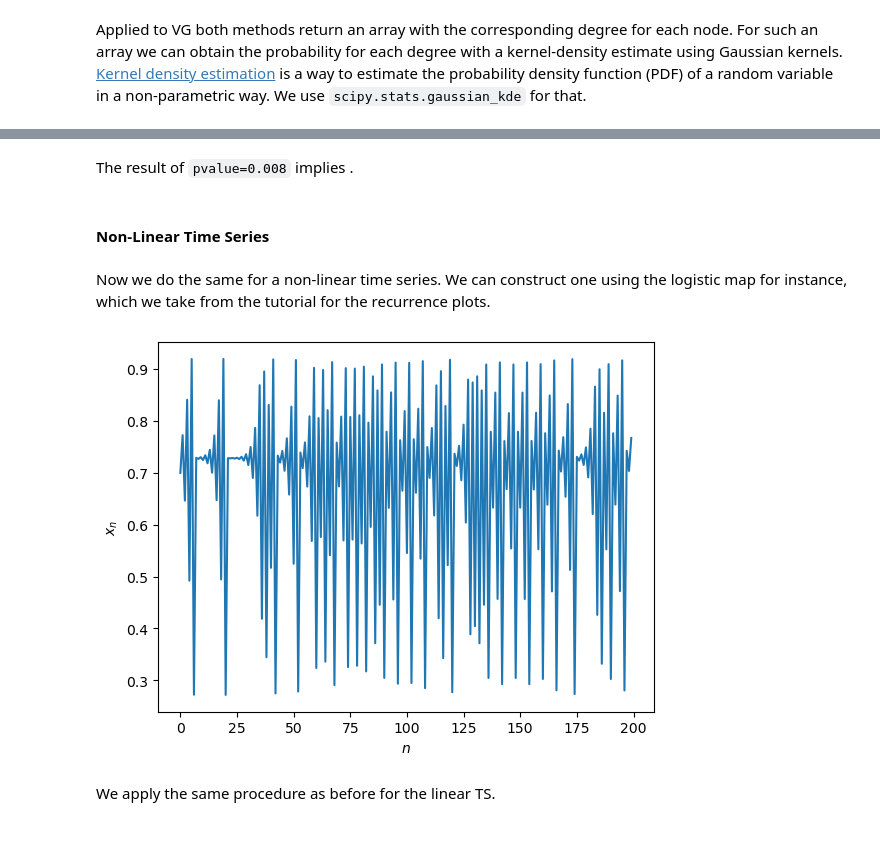
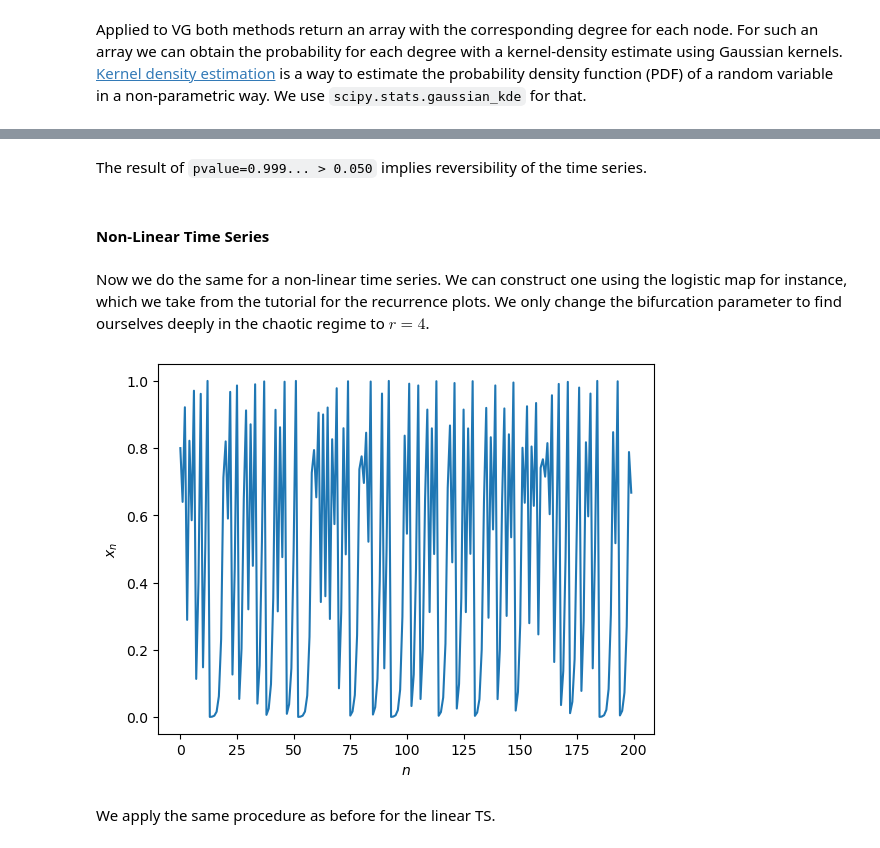
Before and after one commit to pik-copan/pyunicorn, a Jupyter notebook: notebooks/tutorial_VisibilityGraphs.ipynb, the cells around one changed output, grey strips where cells are left out. Cells and saved outputs as stored; diff of their text form; code cells hidden in the pictures.

```diff
--- a/notebooks/tutorial_VisibilityGraphs.ipynb
+++ b/notebooks/tutorial_VisibilityGraphs.ipynb
@@ -134,5 +136,5 @@ Of course, we can also plot the visibility relations for the HVG after obtaining
 # %%
-visibility_relations_horizontal = HVG.visibility_relations_horizontal()
+visibility_relations_horizontal = HVG1.visibility_relations_horizontal()
 cutoff = int(N/10)
 fig = plt.figure()
 ax = plt.plot(t[:cutoff], w_t[:cutoff]) # zooming in a bit
@@ -141,7 +143,7 @@ ax = plt.ylabel("$w_t$")
 ax = plt.title("TS with horizontal visibility relations for node 55")
 fig.tight_layout()
 
-i = 55 # only plot the nodes visible to node 55
+i = 209 # only plot the nodes visible to node 209
 for k in range(cutoff):
     if visibility_relations_horizontal[i][k]:
         ax = plt.arrow(i, w_t[i], (k-i), (w_t[k]-w_t[i]), color='red')
@@ -203,39 +203,39 @@ KstestResult(statistic=0.0055, pvalue=0.9981534667765072)
 # %% [markdown]
-The result of `pvalue=0.008` implies .
+The result of `pvalue=0.999... > 0.050` implies reversibility of the time series.
 # %% [markdown]
 #### Non-Linear Time Series
 # %% [markdown]
-Now we do the same for a non-linear time series. We can construct one using the logistic map for instance, which we take from the tutorial for the recurrence plots.
+Now we do the same for a non-linear time series. We can construct one using the logistic map for instance, which we take from the tutorial for the recurrence plots. We only change the bifurcation parameter to find ourselves deeply in the chaotic regime to $r = 4$.
 # %%
 def logistic_map(x0, r, T):
     """
     Returns a time series of length T using the logistic map,
     x_(n+1) = r*x_n(1-x_n) at parameter r and using the initial condition x0.
     INPUT: x0 - Initial condition, 0 <= x0 <= 1
             r - Bifurcation parameter, 0 <= r <= 4
             T - length of the desired time series
     """
     #  Initialize the time series array
     timeSeries = np.empty(T)
 
     timeSeries[0] = x0
     for i in range(1, len(timeSeries)):
         xn = timeSeries[i-1]
         timeSeries[i] = r * xn * (1 - xn)
 
     return timeSeries
 
-r = 3.679
-x0 = 0.7
+r = 4
+x0 = 0.8
 T = 1000
 
 time_series = logistic_map(x0, r, T)
 fig = plt.figure()
 ax = plt.plot(time_series[:200]) # also zooming in a bit here
 ax = plt.xlabel("$n$")
 ax = plt.ylabel("$x_n$")
 # %% [output]
-[figure, old version]
+[figure, new version]
 # %% [markdown]
 We apply the same procedure as before for the linear TS.
 # %%
```
Also changed, not shown: parts of 20 cells of this notebook, 1 other file.
